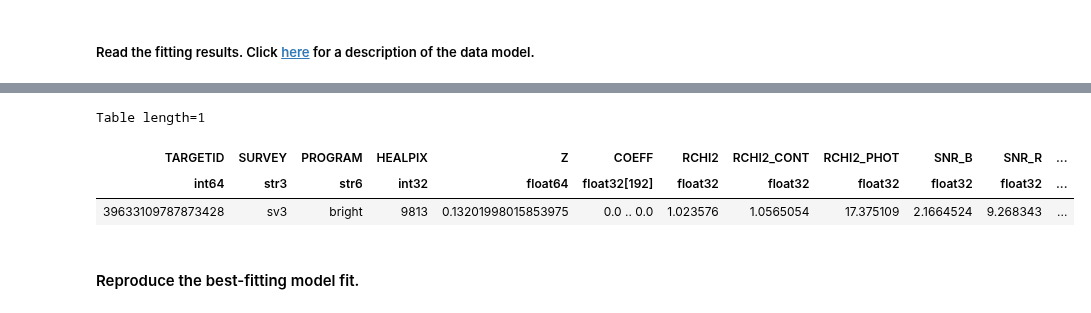
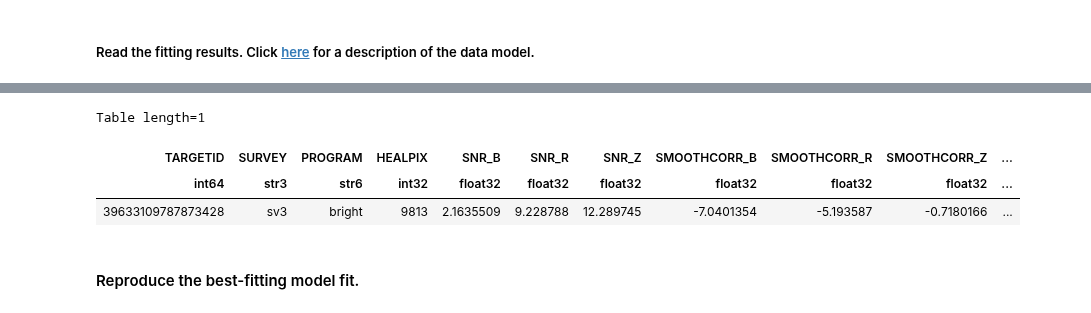
Before and after one commit to desihub/fastspecfit, a Jupyter notebook: doc/nb/tutorial-kcorrections.ipynb, the cells around one changed output, grey strips where cells are left out. Drawn from its saved outputs; the diff is of its cells as text; code cells hidden in the pictures.

```diff
--- a/doc/nb/tutorial-kcorrections.ipynb
+++ b/doc/nb/tutorial-kcorrections.ipynb
@@ -47,11 +72,7 @@ templates = cache_templates()
 
 As an initial simple example, let's fit a single galaxy. (Skip this section if you already have fitting results that you just want to read.)
 # %%
-from desispec.io import findfile
-from fastspecfit.qa import fastqa
-from fastspecfit.fastspecfit import fastspec
-
-outdir = os.getenv('HOME')
+outdir = os.getenv('PSCRATCH')
 
 survey, program, healpix = 'sv3', 'bright', 9813
 targetid = 39633109787873428
@@ -60,5 +81,5 @@ redrockfile = findfile('redrock', survey=survey, faprogram=program, healpix=heal
                        specprod_dir=os.path.join(os.getenv('DESI_SPECTRO_REDUX'), 'fuji'))
 fastfile = os.path.join(outdir, f'fastspec-{targetid}.fits')
 cmdargs = f'{redrockfile} --targetids {targetid} -o {fastfile}'
-fastspec(args=cmdargs.split())
+_ = fastspec(args=cmdargs.split())
 # %% [output]
@@ -113,6 +133,6 @@ _ = ax.axis('off')
 # %% [markdown]
 ##### Read the fitting results. Click [here](https://fastspecfit.readthedocs.io/en/latest/fastspec.html) for a description of the data model.
 # %%
-fast, meta, _, _ = read_fastspecfit(fastfile, read_models=False)
+meta, specphot, fastfit, _, _ = read_fastspecfit(fastfile, read_models=False)
 meta
 # %% [output]
@@ -122,12 +142,12 @@ Table length=1
 | int64 | str3 | str6 | int32 | str3 | float64 | float64 | int32 | int64 | int64 | ... |
 | 39633109787873428 | sv3 | bright | 9813 | 371 | 246.45265819296137 | 41.788815091413966 | 0 | 0 | 0 | ... |
 # %%
-fast
+fastfit
 # %% [output]
 Table length=1
-| TARGETID | SURVEY | PROGRAM | HEALPIX | Z | COEFF | RCHI2 | RCHI2_CONT | RCHI2_PHOT | SNR_B | SNR_R | ... |
-| int64 | str3 | str6 | int32 | float64 | float32[192] | float32 | float32 | float32 | float32 | float32 | ... |
-| 39633109787873428 | sv3 | bright | 9813 | 0.13201998015853975 | 0.0 .. 0.0 | 1.023576 | 1.0565054 | 17.375109 | 2.1664524 | 9.268343 | ... |
+| TARGETID | SURVEY | PROGRAM | HEALPIX | SNR_B | SNR_R | SNR_Z | SMOOTHCORR_B | SMOOTHCORR_R | SMOOTHCORR_Z | ... |
+| int64 | str3 | str6 | int32 | float32 | float32 | float32 | float32 | float32 | float32 | ... |
+| 39633109787873428 | sv3 | bright | 9813 | 2.1635509 | 9.228788 | 12.289745 | -7.0401354 | -5.193587 | -0.7180166 | ... |
 # %% [markdown]
 #### Reproduce the best-fitting model fit.
 # %%
```
Also changed, not shown: parts of 16 cells of this notebook, 1 other file.
